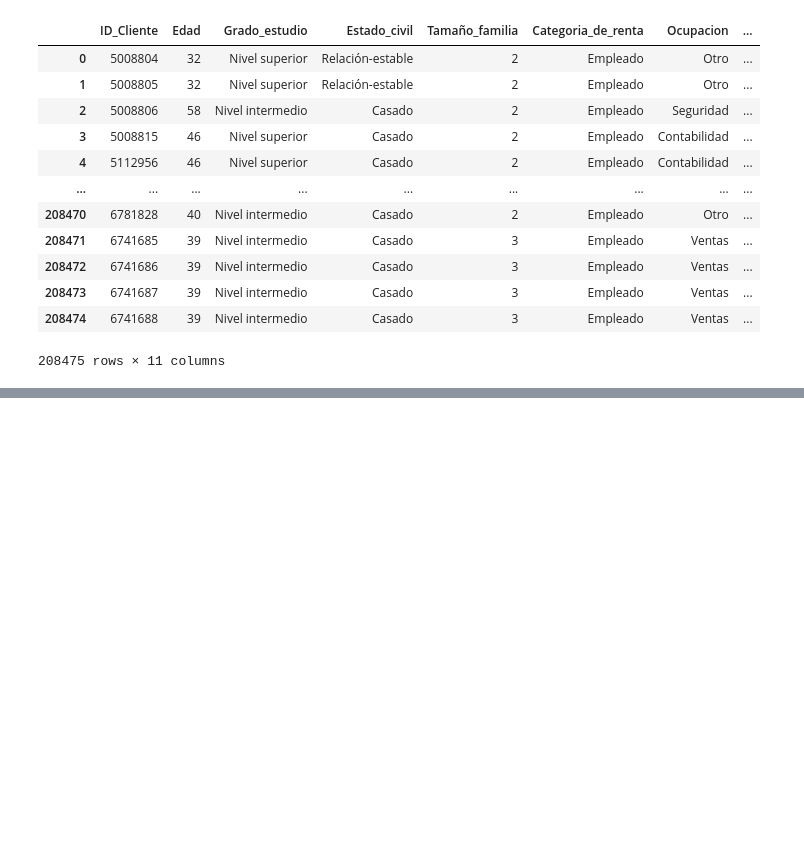
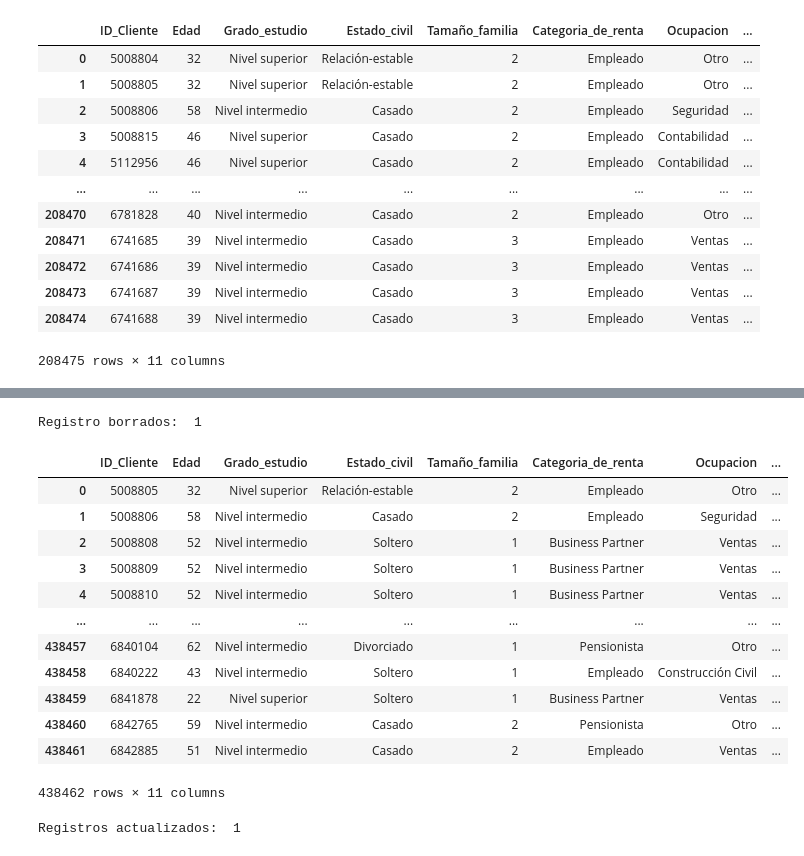
Before and after one commit to cmrondon2000/pandas-es-formatosarchivos, a Jupyter notebook: PandasES.ipynb, the cells around one changed output, grey strips where cells are left out. Drawn from its saved outputs; the diff is of its cells as text; code cells hidden in the pictures; blank space fills up the shorter version.

```diff
--- a/PandasES.ipynb
+++ b/PandasES.ipynb
@@ -578,0 +579,43 @@ pd.read_sql_query(query, engine)
+# %%
+#Borrando registro
+
+from sqlalchemy.exc import SQLAlchemyError
+query = "DELETE FROM clientes WHERE ID_Cliente  = 5008804"
+try:
+    r_set = engine.connect().execute(text(query))
+except SQLAlchemyError as e:
+    error = str(e.__dict__['orig'])
+    print(error)
+else:
+    print("Registro borrados: ", r_set.rowcount)
+# %% [output]
+Registro borrados:  1
+# %%
+pd.read_sql_table("clientes", con = engine)
+# %% [output]
+|  | ID_Cliente | Edad | Grado_estudio | Estado_civil | Tamaño_familia | Categoria_de_renta | Ocupacion | ... |
+| 0 | 5008805 | 32 | Nivel superior | Relación-estable | 2 | Empleado | Otro | ... |
+| 1 | 5008806 | 58 | Nivel intermedio | Casado | 2 | Empleado | Seguridad | ... |
+| 2 | 5008808 | 52 | Nivel intermedio | Soltero | 1 | Business Partner | Ventas | ... |
+| 3 | 5008809 | 52 | Nivel intermedio | Soltero | 1 | Business Partner | Ventas | ... |
+| 4 | 5008810 | 52 | Nivel intermedio | Soltero | 1 | Business Partner | Ventas | ... |
+| ... | ... | ... | ... | ... | ... | ... | ... | ... |
+| 438457 | 6840104 | 62 | Nivel intermedio | Divorciado | 1 | Pensionista | Otro | ... |
+| 438458 | 6840222 | 43 | Nivel intermedio | Soltero | 1 | Empleado | Construcción Civil | ... |
+| 438459 | 6841878 | 22 | Nivel superior | Soltero | 1 | Business Partner | Ventas | ... |
+| 438460 | 6842765 | 59 | Nivel intermedio | Casado | 2 | Pensionista | Otro | ... |
+| 438461 | 6842885 | 51 | Nivel intermedio | Casado | 2 | Empleado | Ventas | ... |
+438462 rows × 11 columns
+# %%
+#Actualizando registro
+
+query = "UPDATE clientes SET Grado_estudio = 'Nivel superior' WHERE ID_Cliente  = 5008808"
+try:
+    r_set = engine.connect().execute(text(query))
+except SQLAlchemyError as e:
+    error = str(e.__dict__['orig'])
+    print(error)
+else:
+    print("Registros actualizados: ", r_set.rowcount)
+# %% [output]
+Registros actualizados:  1
```
Also changed, not shown: parts of 8 cells of this notebook.
